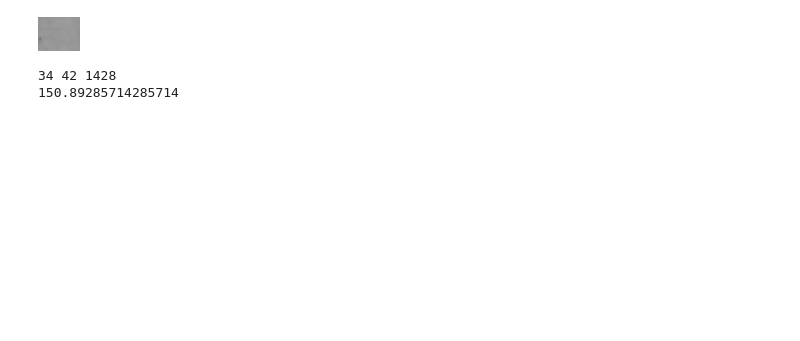
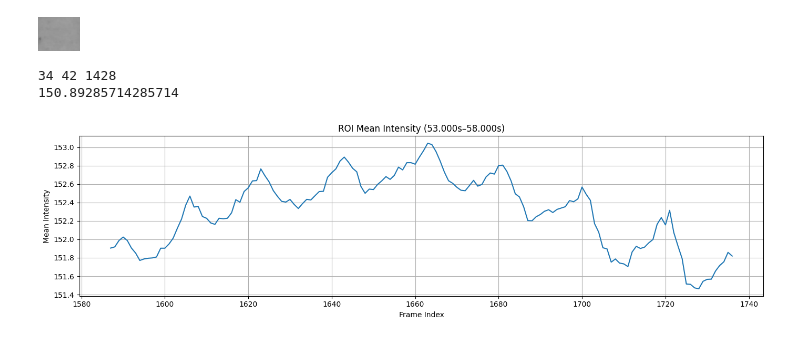
Before and after one commit to iliaxant/HR_Extraction_from_Video, a Jupyter notebook: HR_Extraction_from_Video.ipynb, the cells around one changed output. Cells and saved outputs as stored; diff of their text form; code cells hidden in the pictures; blank space fills up the shorter version.

```diff
--- a/HR_Extraction_from_Video.ipynb
+++ b/HR_Extraction_from_Video.ipynb
@@ -220,3 +228,55 @@ print(avg_frame)
 # %% [output]
 34 42 1428
 150.89285714285714
+# %%
+# Input start time and duration (in seconds) for PPG signal plot.
+# ----------------------
+start_time = 53
+segment_duration = 5 #video_duration_secs    # Signal lasts video_duration_secs seconds.
+
+
+# Define ROI coordinates and color channel
+y1, y2 = 141, 175
+x1, x2 = 305, 347
+channel = 1  # Green channel (BGR format)
+# ----------------------
+
+
+end_time = start_time + segment_duration
+start_frame = int(start_time * fps)
+end_frame = int(end_time * fps)
+
+
+cap = cv2.VideoCapture(video_path)
+
+fps = cap.get(cv2.CAP_PROP_FPS)
+frame_count = int(cap.get(cv2.CAP_PROP_FRAME_COUNT))
+
+roi_means = []
+
+cap.set(cv2.CAP_PROP_POS_FRAMES, start_frame)
+
+for _ in tqdm(range(start_frame, end_frame)):
+    ret, frame = cap.read()
+    if not ret:
+        break
+
+    roi = frame[y1:y2, x1:x2, channel]
+    mean_val = np.mean(roi)
+    roi_means.append(mean_val)
+
+cap.release()
+
+print()
+roi_means = np.array(roi_means)
+
+plt.figure(figsize=(14, 4))
+plt.plot(np.arange(start_frame, start_frame + len(roi_means)), roi_means)
+plt.title(f"ROI Mean Intensity ({start_time:.3f}s–{end_time:.3f}s)")
+plt.xlabel(f"Frame Index")
+plt.ylabel("Mean Intensity")
+plt.grid(True)
+plt.tight_layout()
+plt.show()
+# %% [output]
+[figure, added]
```
Also changed, not shown: parts of 11 cells of this notebook.
